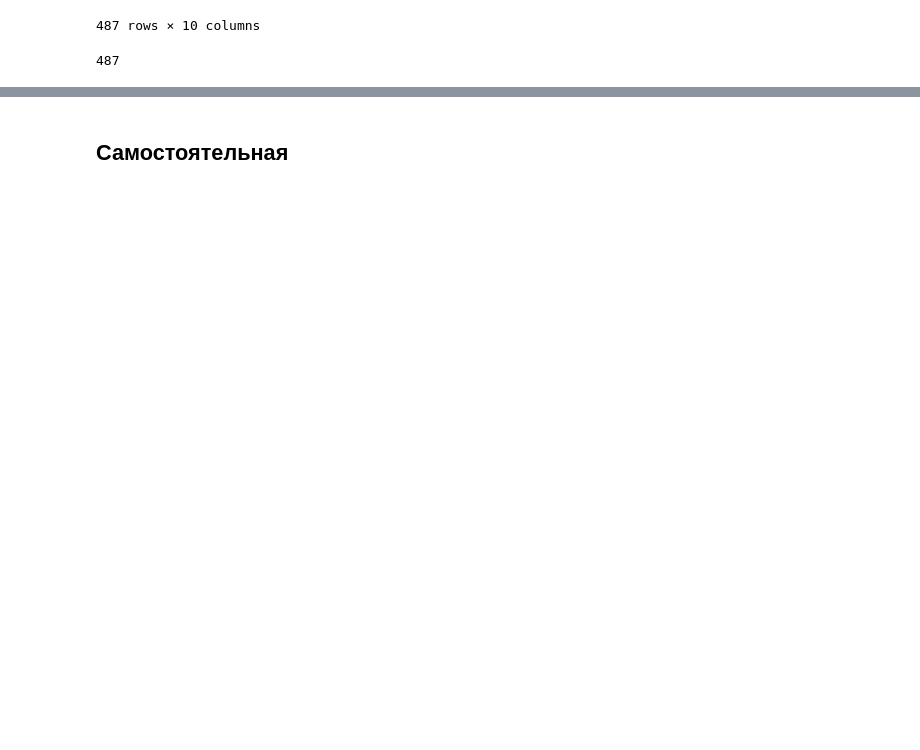
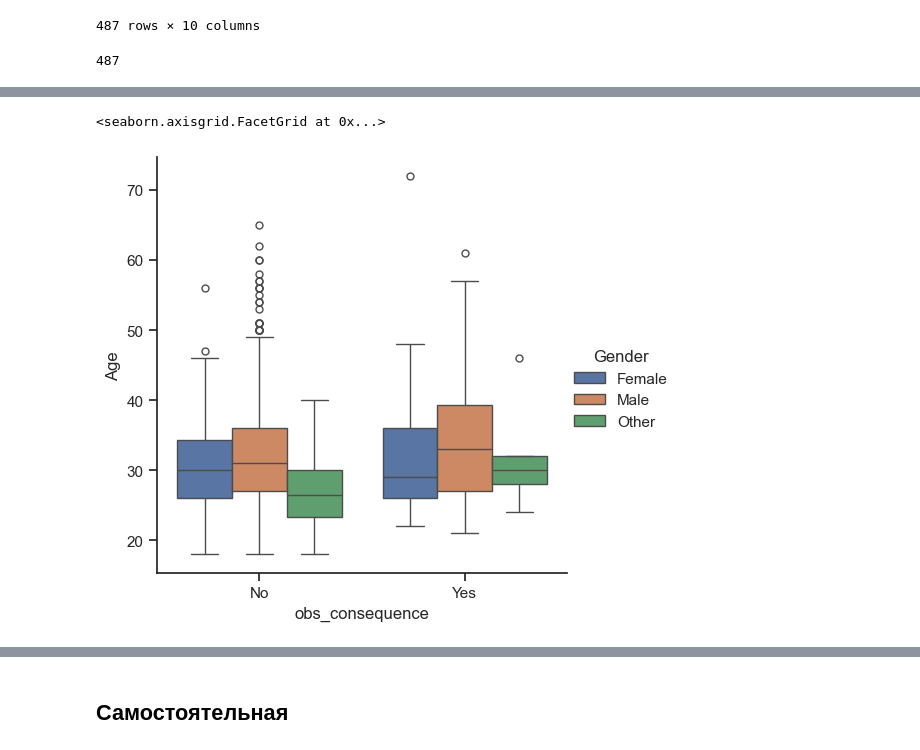
Before and after one commit to ChargeChallenger/TANN-notebooks, a Jupyter notebook: 05-visualisation.ipynb, the cells around one changed output, grey strips where cells are left out. Drawn from its saved outputs; the diff is of its cells as text; code cells hidden in the pictures; blank space fills up the shorter version.

```diff
--- a/05-visualisation.ipynb
+++ b/05-visualisation.ipynb
@@ -508,0 +629,5 @@ df[df["INCIDENT DATE"].str.contains("".join(keep), na = False)]
+# %%
+sns.catplot(x="obs_consequence", y="Age", kind="box", hue="Gender", data=df)
+# %% [output]
+<seaborn.axisgrid.FacetGrid at 0x...>
+[figure, added]
```
Also changed, not shown: parts of 22 cells of this notebook.
